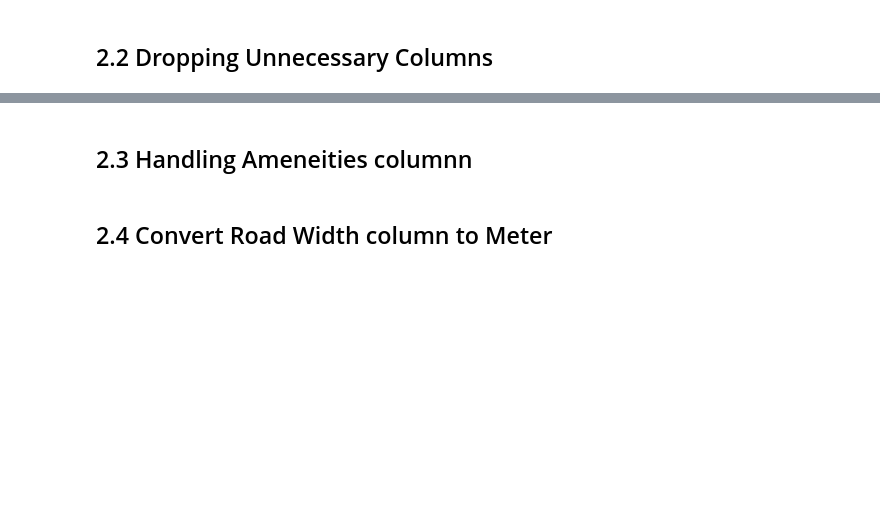
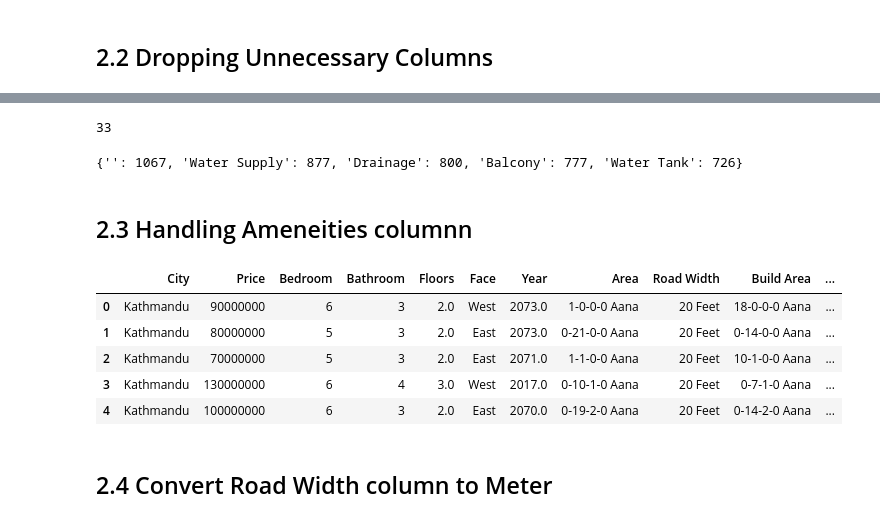
Before and after one commit to cruvss/House-Price-Prediction, a Jupyter notebook: house_price.ipynb, the cells around one changed output, grey strips where cells are left out. Drawn from its saved outputs; the diff is of its cells as text; code cells hidden in the pictures; blank space fills up the shorter version.

```diff
--- a/house_price.ipynb
+++ b/house_price.ipynb
@@ -75,6 +184,27 @@ for amenities in data['Amenities']:
 
 temp = list(temp)
 temp = temp[1:]
+# %%
+len(temp)
+# %% [output]
+33
+# %%
+from collections import Counter
+
+# Step 1: Count occurrences of each amenity
+amenity_counts = Counter()
+
+for amenities in data['Amenities']:
+    amenities_list = amenities.strip('[]').replace("'", "").split(',')
+    amenities_list = [item.strip() for item in amenities_list]  # Clean whitespace
+    amenity_counts.update(amenities_list)
+
+# Step 2: Get the top 5 most repeated amenities
+top_5_amenities = dict(amenity_counts.most_common(5))
+
+print(top_5_amenities)
+# %% [output]
+{'': 1067, 'Water Supply': 877, 'Drainage': 800, 'Balcony': 777, 'Water Tank': 726}
 # %% [markdown]
 ## 2.3 Handling Ameneities columnn
 # %%
@@ -87,6 +217,19 @@ amenities_dummies = pd.get_dummies(data['Amenities'].apply(pd.Series).stack()).g
 data = pd.concat([data, amenities_dummies], axis=1)
 
 data = data.drop('Amenities', axis=1)
+# %%
+#removing top 5 amenities from temp list
+amenities_to_drop = temp - top_5_amenities.keys()
+data.drop(amenities_to_drop, axis=1, inplace=True)
+# %%
+data.head()
+# %% [output]
+|  | City | Price | Bedroom | Bathroom | Floors | Face | Year | Area | Road Width | Build Area | ... |
+| 0 | Kathmandu | 90000000 | 6 | 3 | 2.0 | West | 2073.0 | 1-0-0-0 Aana | 20 Feet | 18-0-0-0 Aana | ... |
+| 1 | Kathmandu | 80000000 | 5 | 3 | 2.0 | East | 2073.0 | 0-21-0-0 Aana | 20 Feet | 0-14-0-0 Aana | ... |
+| 2 | Kathmandu | 70000000 | 5 | 3 | 2.0 | East | 2071.0 | 1-1-0-0 Aana | 20 Feet | 10-1-0-0 Aana | ... |
+| 3 | Kathmandu | 130000000 | 6 | 4 | 3.0 | West | 2017.0 | 0-10-1-0 Aana | 20 Feet | 0-7-1-0 Aana | ... |
+| 4 | Kathmandu | 100000000 | 6 | 3 | 2.0 | East | 2070.0 | 0-19-2-0 Aana | 20 Feet | 0-14-2-0 Aana | ... |
 # %% [markdown]
 ## 2.4 Convert Road Width column to Meter
 # %%
```
Also changed, not shown: parts of 36 cells of this notebook, 1 other file.
